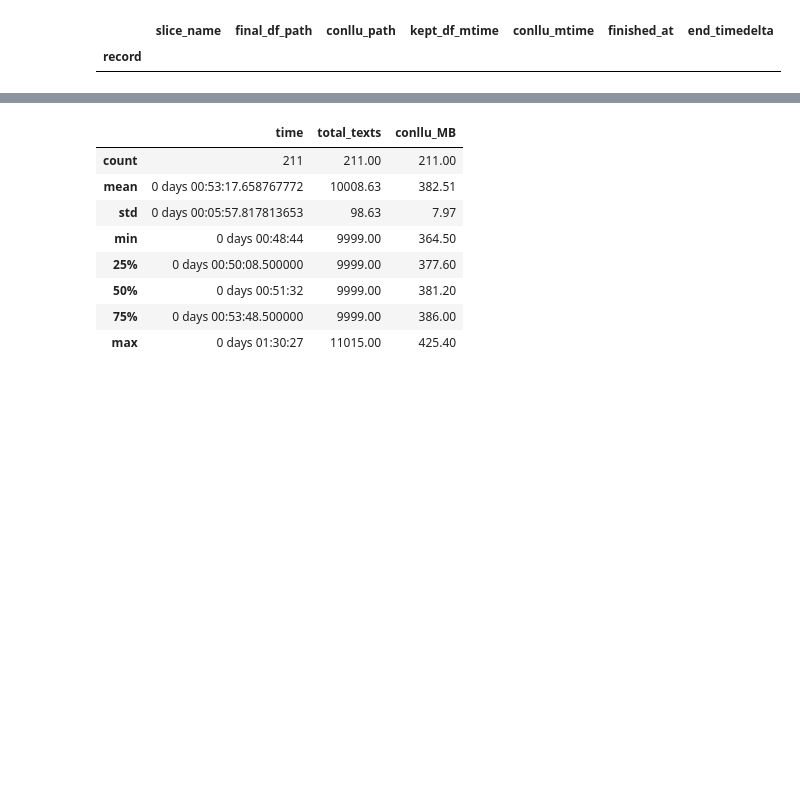
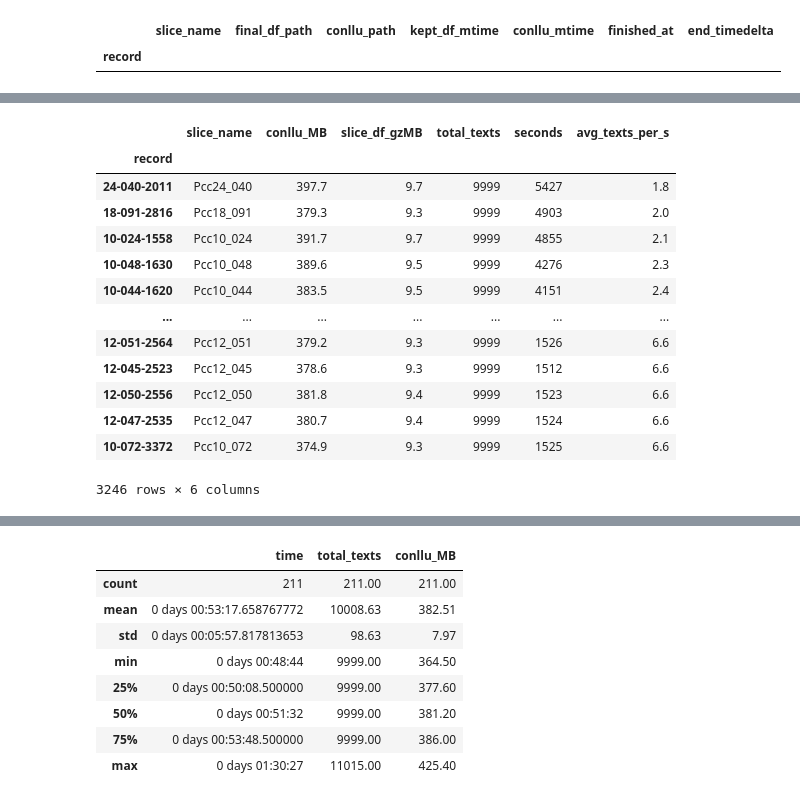
Before and after one commit to MatsRooth/puddin, a Jupyter notebook: notebooks/view_processing-index-csv.ipynb, the cells around one changed output, grey strips where cells are left out. Drawn from its saved outputs; the diff is of its cells as text; code cells hidden in the pictures; blank space fills up the shorter version.

Commit message:
Updated `view_processing-index-csv` notebook; softlinked output to ./notebooks/data/

```diff
--- a/notebooks/view_processing-index-csv.ipynb
+++ b/notebooks/view_processing-index-csv.ipynb
@@ -50,16 +50,17 @@ info = info.assign(
     slice_df_mtime=info.tmp_slice_path.apply(
         lambda p: pd.Timestamp.fromtimestamp( DATA_DIR.joinpath(p).stat().st_mtime)),
     conllu_mtime=info.conllu_path.apply(
-        lambda p: pd.Timestamp.fromtimestamp(DATA_DIR.joinpath(p).stat().st_mtime)))
+        lambda p: pd.Timestamp.fromtimestamp(DATA_DIR.joinpath(p).stat().st_mtime)),
+
+    kept_df_gzMB=info.final_df_path.apply(
+        lambda p: (DATA_DIR.joinpath(p).stat().st_size) / 1048576),
+    excl_df_gzMB=info.exclusions_path.apply(
+        lambda p: (DATA_DIR.joinpath(p).stat().st_size) / 1048576),
+    slice_df_gzMB=info.tmp_slice_path.apply(
+        lambda p: (DATA_DIR.joinpath(p).stat().st_size) / 1048576),
+    conllu_MB=info.conllu_path.apply(
+        lambda p: (DATA_DIR.joinpath(p).stat().st_size) / 1048576)
+)
+
+size_cols = info.columns[info.columns.str.endswith('MB')]
+info.loc[:, size_cols] = info[size_cols].round(1)
-# %%
-
-info = info.assign(
-    kept_df_gzMB=info.final_df_path.apply(
-        lambda p: (DATA_DIR.joinpath(p).stat().st_size) / 1048576),
-    excl_df_gzMB=info.exclusions_path.apply(
-        lambda p: (DATA_DIR.joinpath(p).stat().st_size) / 1048576),
-    slice_df_gzMB=info.tmp_slice_path.apply(
-        lambda p: (DATA_DIR.joinpath(p).stat().st_size) / 1048576),
-    conllu_MB=info.conllu_path.apply(
-        lambda p: (DATA_DIR.joinpath(p).stat().st_size) / 1048576)
-)
@@ -155,0 +136,3 @@ info.sort_values(['seconds', 'total_texts'], ascending=False)
+# %%
+rate_info = info.assign(avg_texts_per_s = (info.total_texts / info.seconds).round(1)).loc[:,['slice_name', 'conllu_MB', 'slice_df_gzMB', 'total_texts', 'seconds','avg_texts_per_s']]
+rate_info.describe().round(1)
@@ -155,0 +149,17 @@ info.sort_values(['seconds', 'total_texts'], ascending=False)
+# %%
+rate_info.sort_values('avg_texts_per_s')
+# %% [output]
+|  | slice_name | conllu_MB | slice_df_gzMB | total_texts | seconds | avg_texts_per_s |
+| record |  |  |  |  |  |  |
+| 24-040-2011 | Pcc24_040 | 397.7 | 9.7 | 9999 | 5427 | 1.8 |
+| 18-091-2816 | Pcc18_091 | 379.3 | 9.3 | 9999 | 4903 | 2.0 |
+| 10-024-1558 | Pcc10_024 | 391.7 | 9.7 | 9999 | 4855 | 2.1 |
+| 10-048-1630 | Pcc10_048 | 389.6 | 9.5 | 9999 | 4276 | 2.3 |
+| 10-044-1620 | Pcc10_044 | 383.5 | 9.5 | 9999 | 4151 | 2.4 |
+| ... | ... | ... | ... | ... | ... | ... |
+| 12-051-2564 | Pcc12_051 | 379.2 | 9.3 | 9999 | 1526 | 6.6 |
+| 12-045-2523 | Pcc12_045 | 378.6 | 9.3 | 9999 | 1512 | 6.6 |
+| 12-050-2556 | Pcc12_050 | 381.8 | 9.4 | 9999 | 1523 | 6.6 |
+| 12-047-2535 | Pcc12_047 | 380.7 | 9.4 | 9999 | 1524 | 6.6 |
+| 10-072-3372 | Pcc10_072 | 374.9 | 9.3 | 9999 | 1525 | 6.6 |
+3246 rows × 6 columns
```
Also changed, not shown: parts of 23 cells of this notebook, 5 other files.
